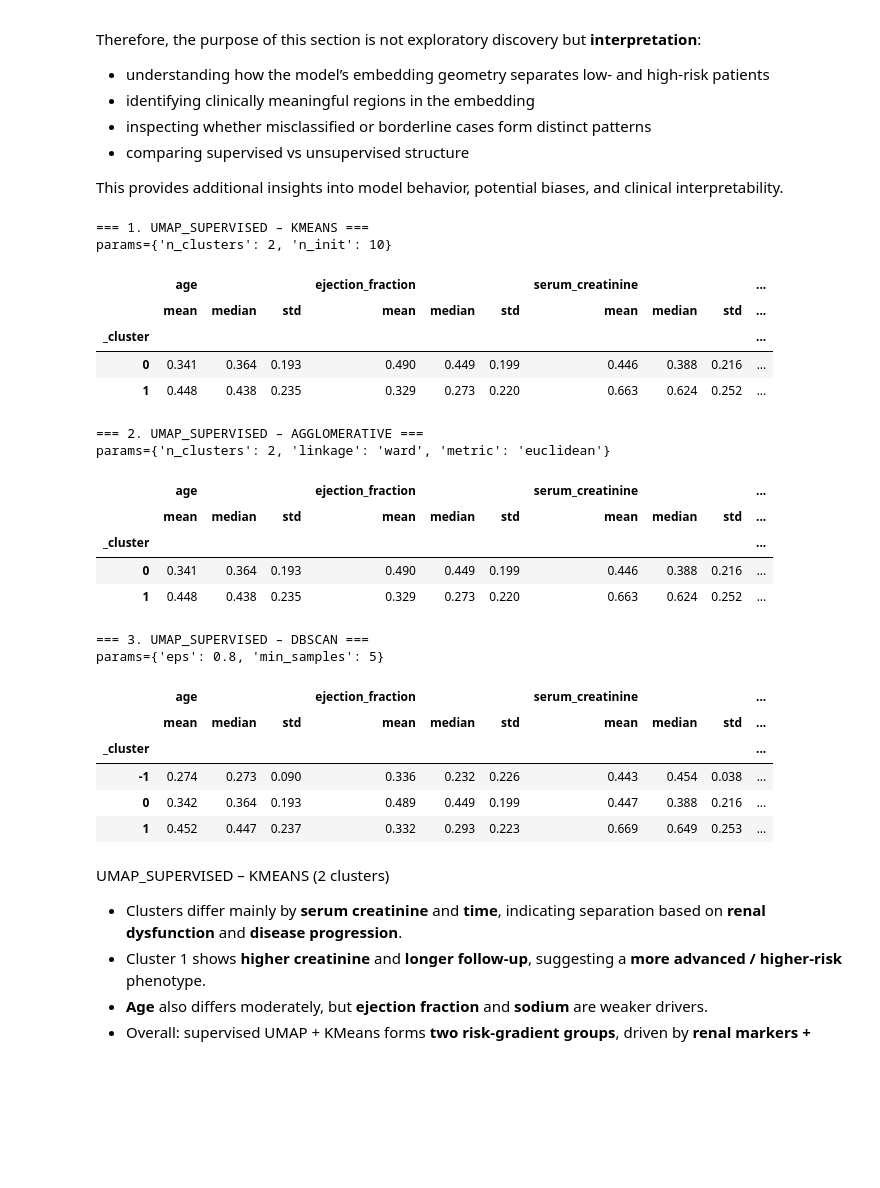
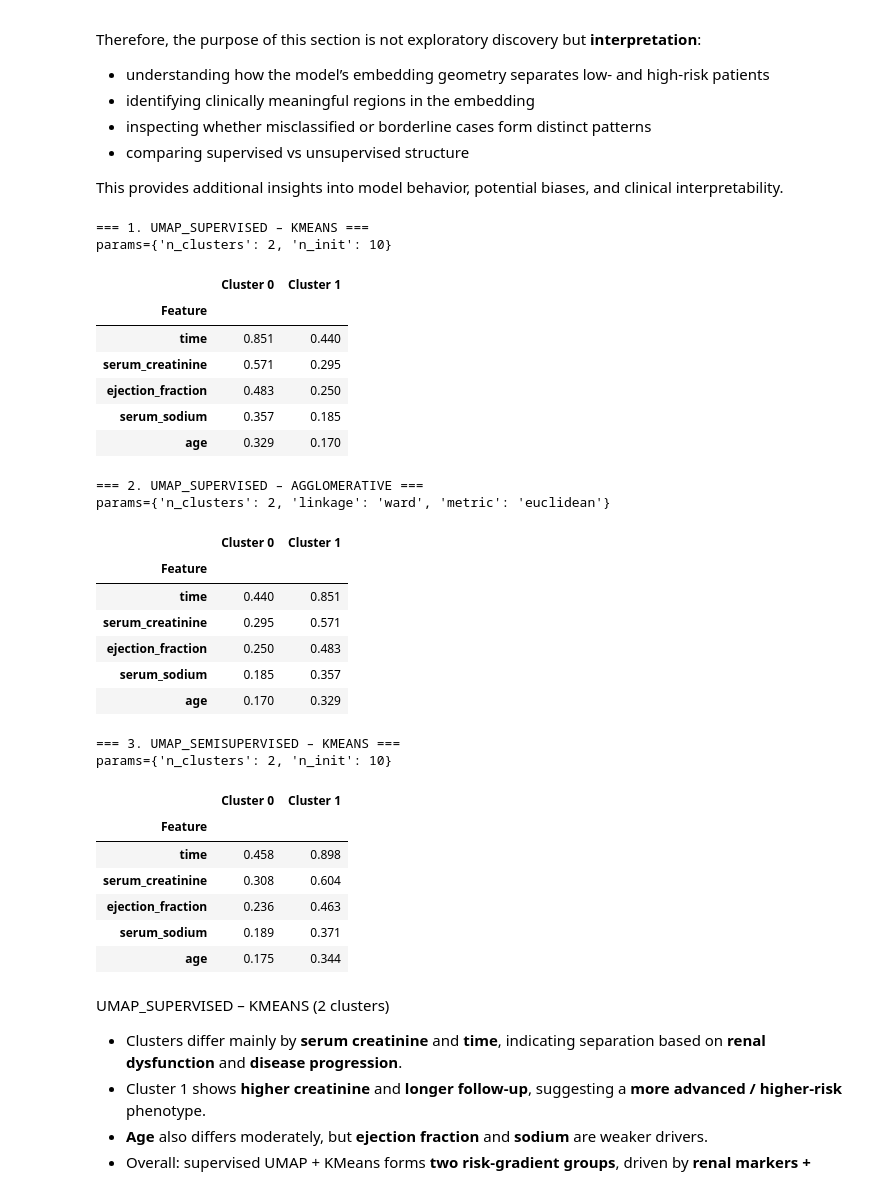
Before and after one commit to zuzannapajak/cardio-risk-prediction, a Jupyter notebook: notebooks/clustering.ipynb, the cells around one changed output. Saved outputs shown, nothing was run; the diff lists cells and outputs as text; code cells hidden in the pictures; blank space fills up the shorter version.

```diff
--- a/notebooks/clustering.ipynb
+++ b/notebooks/clustering.ipynb
@@ -411,12 +409,11 @@ exploratory_params_km = {
 
 for name, X in embeddings_supervised.items():
     p = exploratory_params_km[name]
-
     km = KMeans(n_clusters=p["k"], n_init=p["n_init"])
     labels = km.fit_predict(X)
 
     fig = plot_3d(X3d=X, y=labels, algorithm=f"[EXPLORATORY] KMeans on {name}", target_name="cluster", data_name=name.upper())
-    show(fig)
+    display(fig)
 # %% [markdown]
 Supervised embeddings reveal much stronger and clinically meaningful structure than unsupervised ones. They consistently produce 2–3 fully separated and interpretable clusters.
 # %% [markdown]
@@ -536,8 +533,10 @@ for i, r in enumerate(ordered_unsupervised[:topK], 1):
     params = r["params"]
     m      = r["metrics"]
 
-    prof, overall = cluster_profile(X_orig, labels)
-    interpretation[(emb, algo, i)] = {"profile": prof, "overall": overall, "params": params, "metrics": m}
+    smd  = compute_smds(X_orig, labels)
+    prof = top_union_smd_table(smd, top_n=8)
+
+    interpretation[(emb, algo, i)] = {"profile": prof, "params": params, "metrics": m}
 
     print(f"\n=== {i}. {emb} – {algo} ===\nparams={params}")
     display(prof.style.format("{:.3f}"))
@@ -601,7 +602,7 @@ for rank in range(1, topK + 1):
     entry = ordered_unsupervised[rank - 1]
     key = (rank, entry["emb"].upper(), entry["algo"].upper())
     smd_df = top_smd_tables[key]
-    tbl = top_union_smd_table(smd_df, top_n=8, feature_order="max")
+    tbl = top_union_smd_table(smd_df, top_n=8)
     display(tbl.style.format("{:.3f}").set_caption(f"|SMD| cluster — [{rank}] {key[1]} – {key[2]}"))
 # %% [output]
 |SMD| cluster — [1] MIX – KMEANS
@@ -703,11 +704,7 @@ for rank in range(1, topK + 1):
     params = entry["params"]
 
     plot_clusters_target_3d(
-        embeddings_unsupervised[emb],
-        labels,
-        y,
-        title=f"[{rank}] {emb.upper()} – {algo}  params={params} | Clusters vs {TARGET_COL}"
-    )
+        embeddings_unsupervised[emb], labels, y, title=f"[{rank}] {emb.upper()} – {algo} | Clusters vs {TARGET_COL}")
 # %% [markdown]
 - Unsupervised embeddings do capture mortality-related patterns, even without using the outcome label.
 
@@ -735,44 +732,50 @@ This provides additional insights into model behavior, potential biases, and cli
 # %%
 topK = 3
 X_orig = X_pre.copy()
 
 interpretation = {}
 
 for i, r in enumerate(ordered_supervised[:topK], 1):
     labels = r["labels"]
     algo   = r["algo"].upper()
     emb    = r["emb"].upper()
     params = r["params"]
     m      = r["metrics"]
 
-    prof, overall = cluster_profile(X_orig, labels)
-    interpretation[(emb, algo, i)] = {"profile": prof, "overall": overall, "params": params, "metrics": m}
+    smd  = compute_smds(X_orig, labels)
+    prof = top_union_smd_table(smd)
+    interpretation[(emb, algo, i)] = {"profile": prof, "params": params, "metrics": m}
 
     print(f"\n=== {i}. {emb} – {algo} ===\nparams={params}")
     display(prof.style.format("{:.3f}"))
 # %% [output]
 === 1. UMAP_SUPERVISED – KMEANS ===
 params={'n_clusters': 2, 'n_init': 10}
-|  | age |  |  | ejection_fraction |  |  | serum_creatinine |  |  | ... |
-|  | mean | median | std | mean | median | std | mean | median | std | ... |
-| _cluster |  |  |  |  |  |  |  |  |  | ... |
-| 0 | 0.341 | 0.364 | 0.193 | 0.490 | 0.449 | 0.199 | 0.446 | 0.388 | 0.216 | ... |
-| 1 | 0.448 | 0.438 | 0.235 | 0.329 | 0.273 | 0.220 | 0.663 | 0.624 | 0.252 | ... |
+|  | Cluster 0 | Cluster 1 |
+| Feature |  |  |
+| time | 0.851 | 0.440 |
+| serum_creatinine | 0.571 | 0.295 |
+| ejection_fraction | 0.483 | 0.250 |
+| serum_sodium | 0.357 | 0.185 |
+| age | 0.329 | 0.170 |
 === 2. UMAP_SUPERVISED – AGGLOMERATIVE ===
 params={'n_clusters': 2, 'linkage': 'ward', 'metric': 'euclidean'}
-|  | age |  |  | ejection_fraction |  |  | serum_creatinine |  |  | ... |
-|  | mean | median | std | mean | median | std | mean | median | std | ... |
-| _cluster |  |  |  |  |  |  |  |  |  | ... |
-| 0 | 0.341 | 0.364 | 0.193 | 0.490 | 0.449 | 0.199 | 0.446 | 0.388 | 0.216 | ... |
-| 1 | 0.448 | 0.438 | 0.235 | 0.329 | 0.273 | 0.220 | 0.663 | 0.624 | 0.252 | ... |
+|  | Cluster 0 | Cluster 1 |
+| Feature |  |  |
+| time | 0.440 | 0.851 |
+| serum_creatinine | 0.295 | 0.571 |
+| ejection_fraction | 0.250 | 0.483 |
+| serum_sodium | 0.185 | 0.357 |
+| age | 0.170 | 0.329 |
-=== 3. UMAP_SUPERVISED – DBSCAN ===
-params={'eps': 0.8, 'min_samples': 5}
+=== 3. UMAP_SEMISUPERVISED – KMEANS ===
+params={'n_clusters': 2, 'n_init': 10}
-|  | age |  |  | ejection_fraction |  |  | serum_creatinine |  |  | ... |
-|  | mean | median | std | mean | median | std | mean | median | std | ... |
-| _cluster |  |  |  |  |  |  |  |  |  | ... |
-| -1 | 0.274 | 0.273 | 0.090 | 0.336 | 0.232 | 0.226 | 0.443 | 0.454 | 0.038 | ... |
-| 0 | 0.342 | 0.364 | 0.193 | 0.489 | 0.449 | 0.199 | 0.447 | 0.388 | 0.216 | ... |
-| 1 | 0.452 | 0.447 | 0.237 | 0.332 | 0.293 | 0.223 | 0.669 | 0.649 | 0.253 | ... |
+|  | Cluster 0 | Cluster 1 |
+| Feature |  |  |
+| time | 0.458 | 0.898 |
+| serum_creatinine | 0.308 | 0.604 |
+| ejection_fraction | 0.236 | 0.463 |
+| serum_sodium | 0.189 | 0.371 |
+| age | 0.175 | 0.344 |
 # %% [markdown]
 UMAP_SUPERVISED – KMEANS (2 clusters)
 - Clusters differ mainly by **serum creatinine** and **time**, indicating separation based on **renal dysfunction** and **disease progression**.
```
Also changed, not shown: parts of 12 cells of this notebook, 27 other files.
